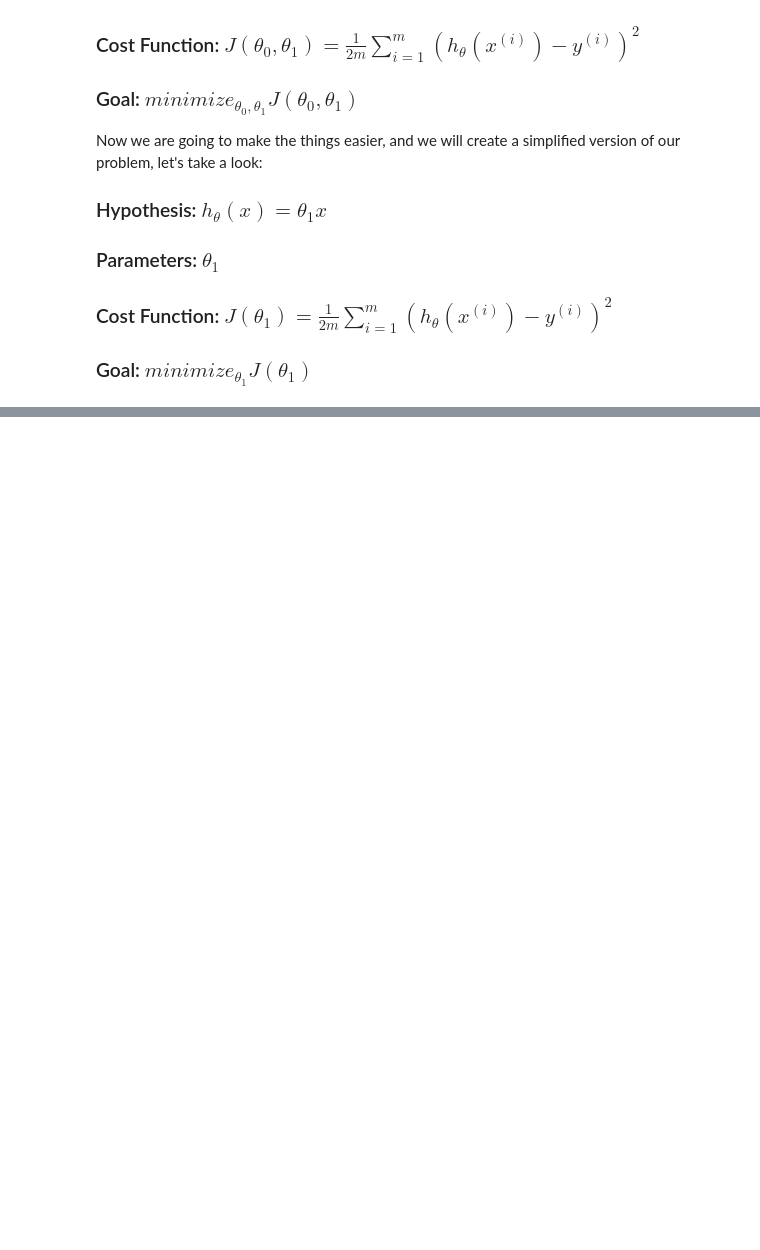
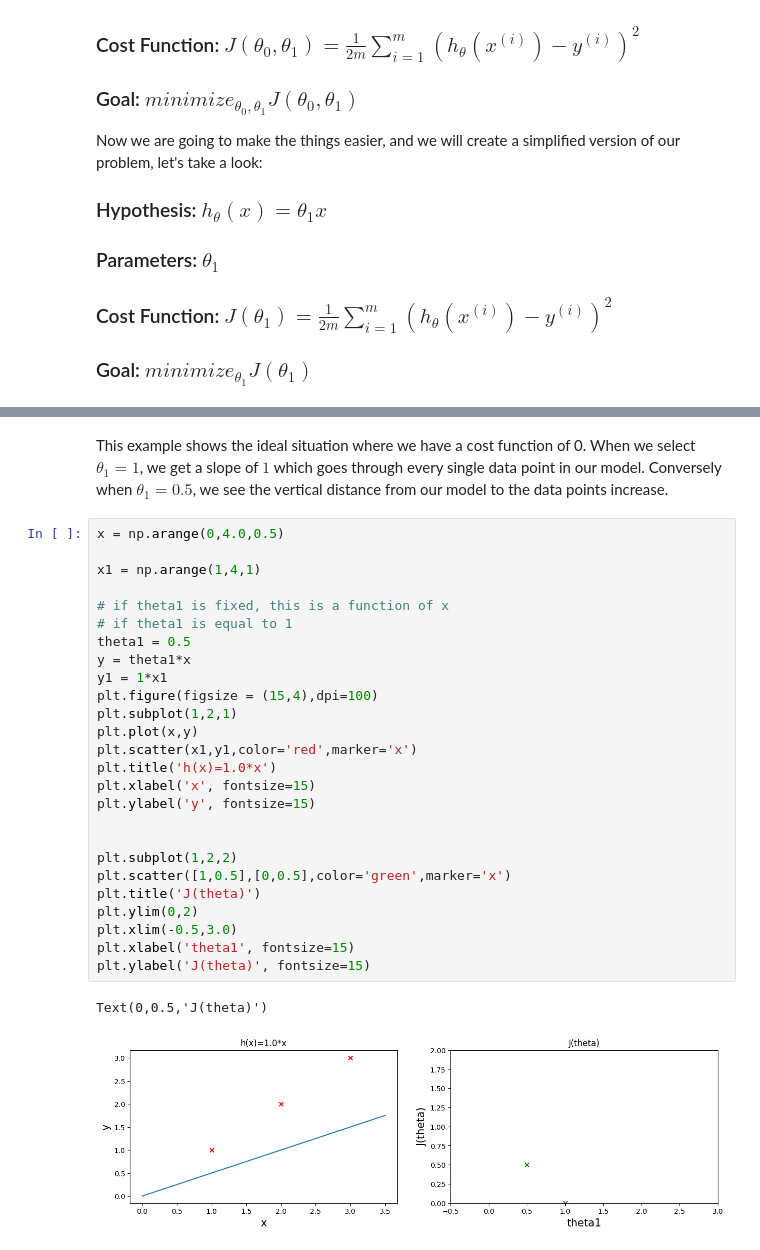
Before and after one commit to kala855/machine-learning, a Jupyter notebook: introduction/linearRegression/linearRegressionOneVariable.ipynb, the cells around one changed output, grey strips where cells are left out. Saved outputs shown, nothing was run; the diff lists cells and outputs as text; blank space fills up the shorter version.

```diff
--- a/introduction/linearRegression/linearRegressionOneVariable.ipynb
+++ b/introduction/linearRegression/linearRegressionOneVariable.ipynb
@@ -128,0 +136,31 @@ Text(0,0.5,'y')
+# %% [markdown]
+This example shows the ideal situation where we have a cost function of 0. When we select $\theta_{1} = 1$, we get a slope of $1$ which goes through every single data point in our model. Conversely when $\theta_{1} = 0.5$, we see the vertical distance from our model to the data points increase.
+# %%
+x = np.arange(0,4.0,0.5)
+
+x1 = np.arange(1,4,1)
+
+# if theta1 is fixed, this is a function of x
+# if theta1 is equal to 1
+theta1 = 0.5
+y = theta1*x
+y1 = 1*x1
+plt.figure(figsize = (15,4),dpi=100)
+plt.subplot(1,2,1)
+plt.plot(x,y)
+plt.scatter(x1,y1,color='red',marker='x')
+plt.title('h(x)=1.0*x')
+plt.xlabel('x', fontsize=15)
+plt.ylabel('y', fontsize=15)
+
+
+plt.subplot(1,2,2)
+plt.scatter([1,0.5],[0,0.5],color='green',marker='x')
+plt.title('J(theta)')
+plt.ylim(0,2)
+plt.xlim(-0.5,3.0)
+plt.xlabel('theta1', fontsize=15)
+plt.ylabel('J(theta)', fontsize=15)
+# %% [output]
+Text(0,0.5,'J(theta)')
+[figure, added]
```
Also changed, not shown: parts of 2 cells of this notebook.
